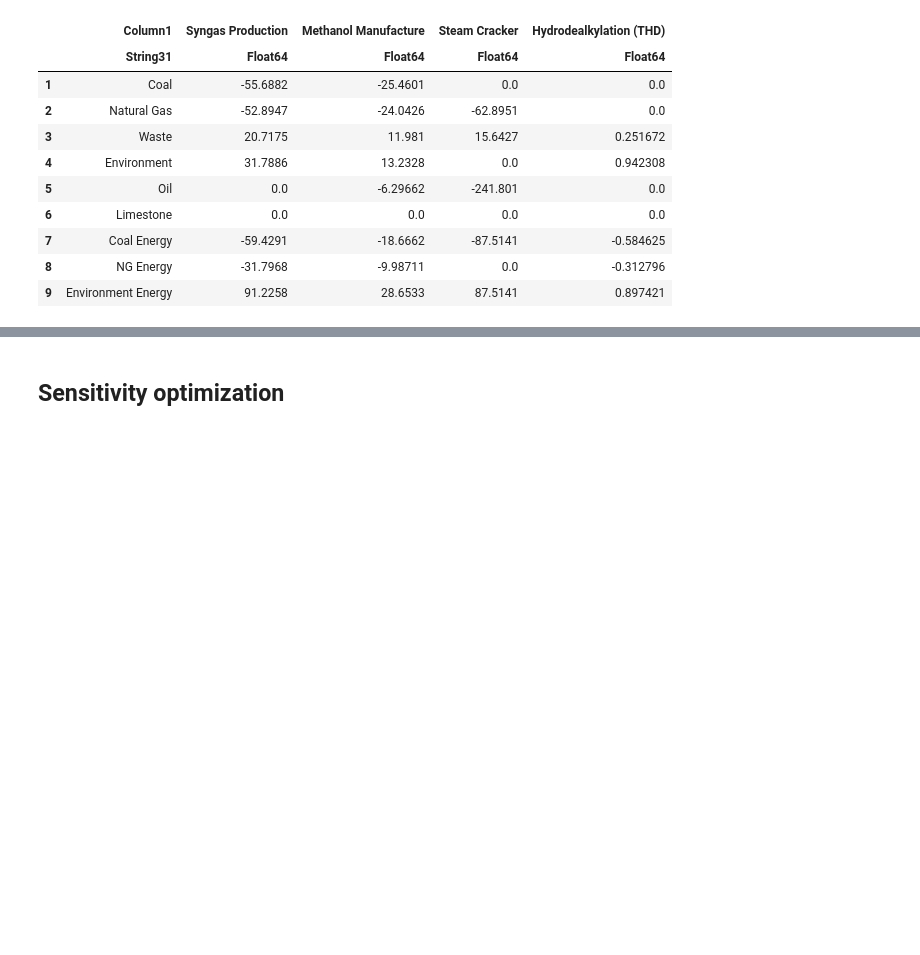
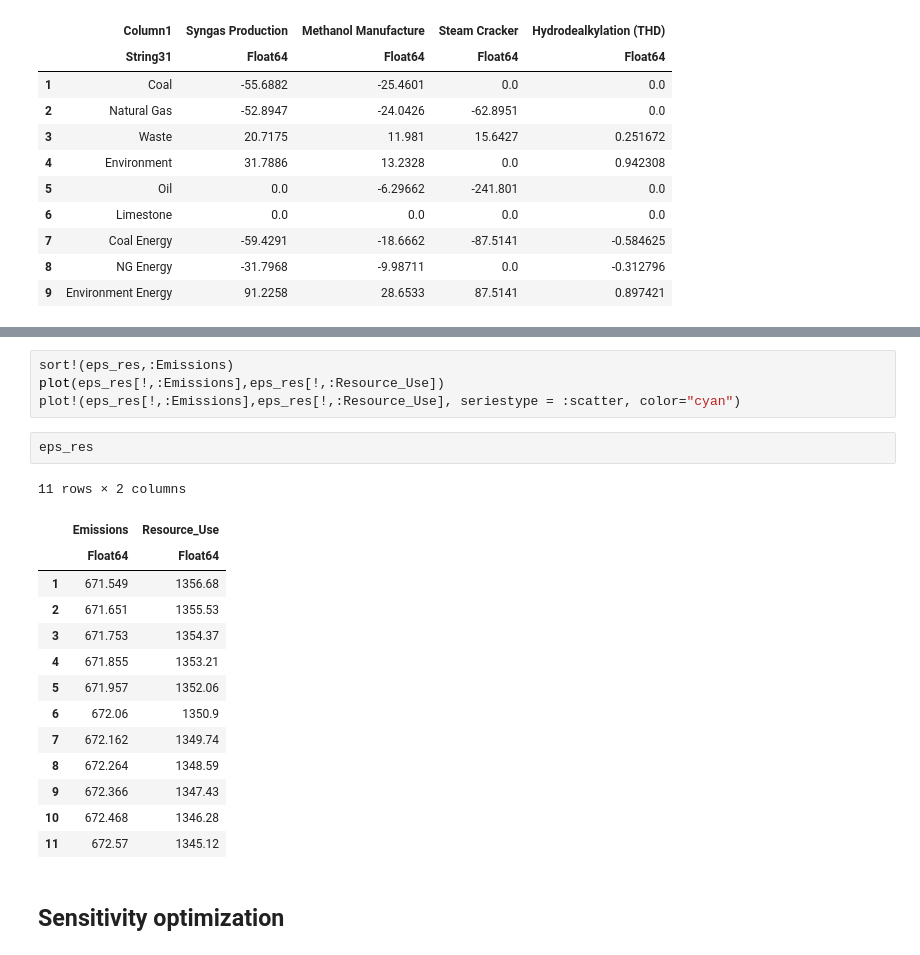
Before and after one commit to vyom-thakker/decarbonization, a Jupyter notebook: decarb-new.ipynb, the cells around one changed output, grey strips where cells are left out. Cells and saved outputs as stored; diff of their text form; blank space fills up the shorter version.

```diff
--- a/decarb-new.ipynb
+++ b/decarb-new.ipynb
@@ -173,3 +232,24 @@ f_db
+# %%
+sort!(eps_res,:Emissions)
+plot(eps_res[!,:Emissions],eps_res[!,:Resource_Use])
+plot!(eps_res[!,:Emissions],eps_res[!,:Resource_Use], seriestype = :scatter, color="cyan")
+# %%
+eps_res
+# %% [output]
+11 rows × 2 columns
+|  | Emissions | Resource_Use |
+|  | Float64 | Float64 |
+| 1 | 671.549 | 1356.68 |
+| 2 | 671.651 | 1355.53 |
+| 3 | 671.753 | 1354.37 |
+| 4 | 671.855 | 1353.21 |
+| 5 | 671.957 | 1352.06 |
+| 6 | 672.06 | 1350.9 |
+| 7 | 672.162 | 1349.74 |
+| 8 | 672.264 | 1348.59 |
+| 9 | 672.366 | 1347.43 |
+| 10 | 672.468 | 1346.28 |
+| 11 | 672.57 | 1345.12 |
 # %% [markdown]
 ## Sensitivity optimization
 # %%
```
Also changed, not shown: parts of 26 cells of this notebook, 1 other file.
